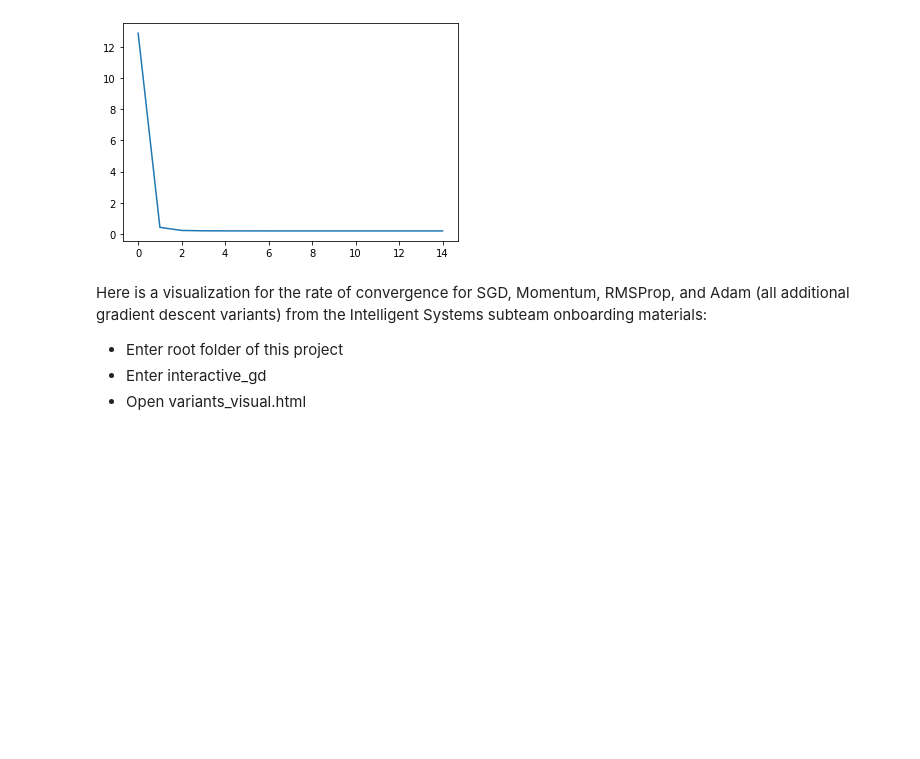
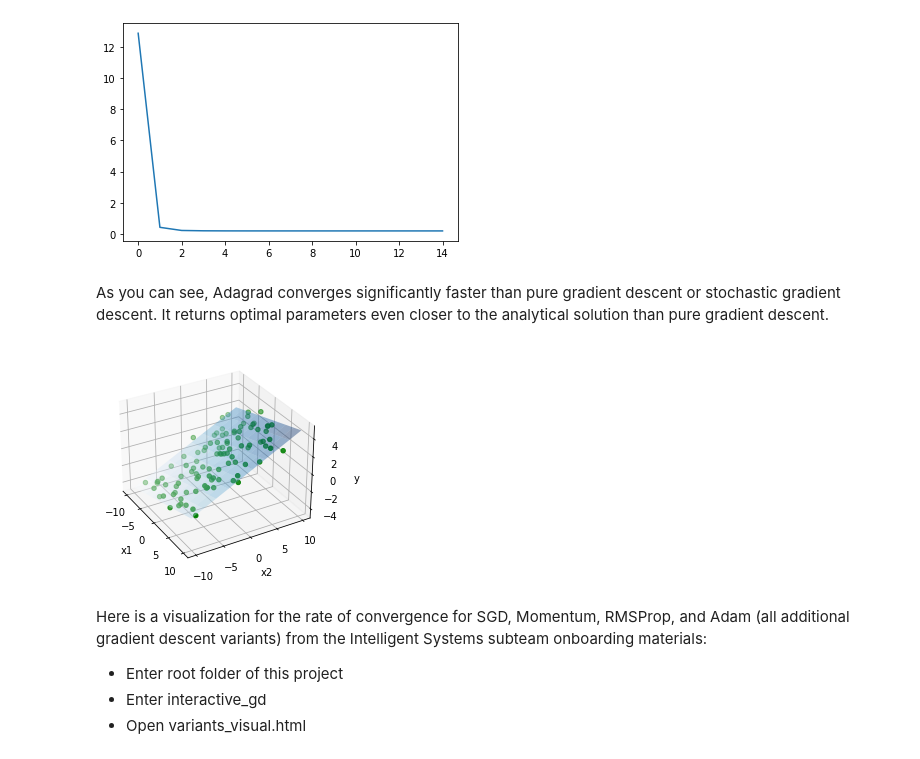
Before and after one commit to awang9999/cds-onboarding-gradient-descent-loss-functions, a Jupyter notebook: gradient_descent_demo.ipynb, the cells around one changed output. Drawn from its saved outputs; the diff is of its cells as text; code cells hidden in the pictures; blank space fills up the shorter version.

```diff
--- a/gradient_descent_demo.ipynb
+++ b/gradient_descent_demo.ipynb
@@ -377,6 +399,30 @@ plt.plot(iters, losses_ada[1:])
 plt.show()
 # %% [output]
 [figure]
+# %% [markdown]
+As you can see, Adagrad converges significantly faster than pure gradient descent or stochastic gradient descent. It returns optimal parameters even closer to the analytical solution than pure gradient descent.
+# %%
+def f_ada(x1, x2):
+    return 0.14988374*x1 + 0.31035892*x2 + 0.17628385429642496
+# %%
+fig = plt.figure()
+ax = plt.axes(projection='3d')
+ax.scatter3D(Xs[:,0], Xs[:,1], Ys, c='green')
+
+x = np.linspace(-10, 10, 10)
+y = np.linspace(-10, 10, 10)
+
+X, Y = np.meshgrid(x, y)
+Z = f_ada(X, Y)
+
+ax.plot_surface(X, Y, Z, rstride=1, cstride=1, cmap='Blues', edgecolor='none', alpha=0.4)
+
+ax.set_xlabel('x1')
+ax.set_ylabel('x2')
+ax.set_zlabel('y');
+ax.view_init(30, -30)
+# %% [output]
+[figure, added]
 # %% [markdown]
 Here is a visualization for the rate of convergence for SGD, Momentum, RMSProp, and Adam (all additional gradient descent variants) from the Intelligent Systems subteam onboarding materials:
 * Enter root folder of this project
```
Also changed, not shown: parts of 8 cells of this notebook.
